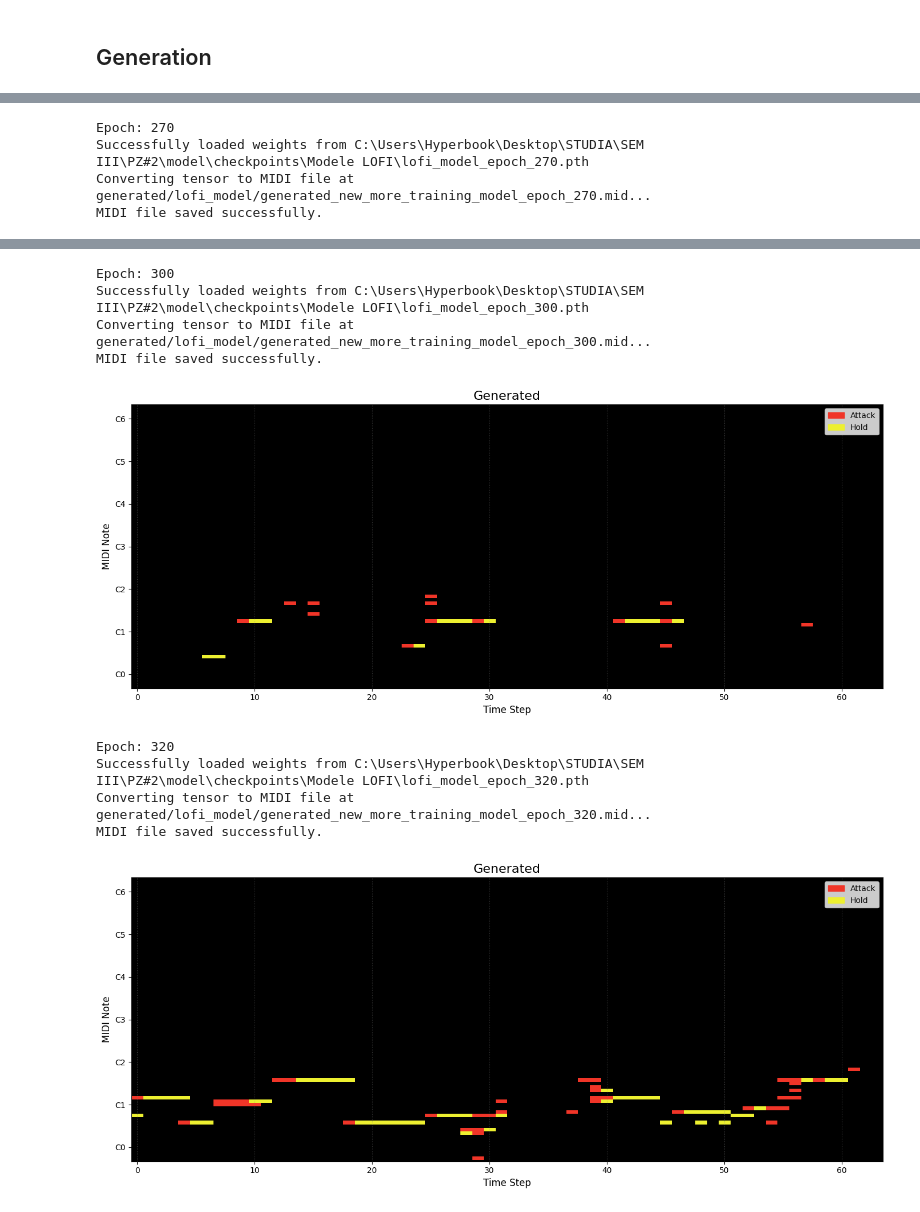
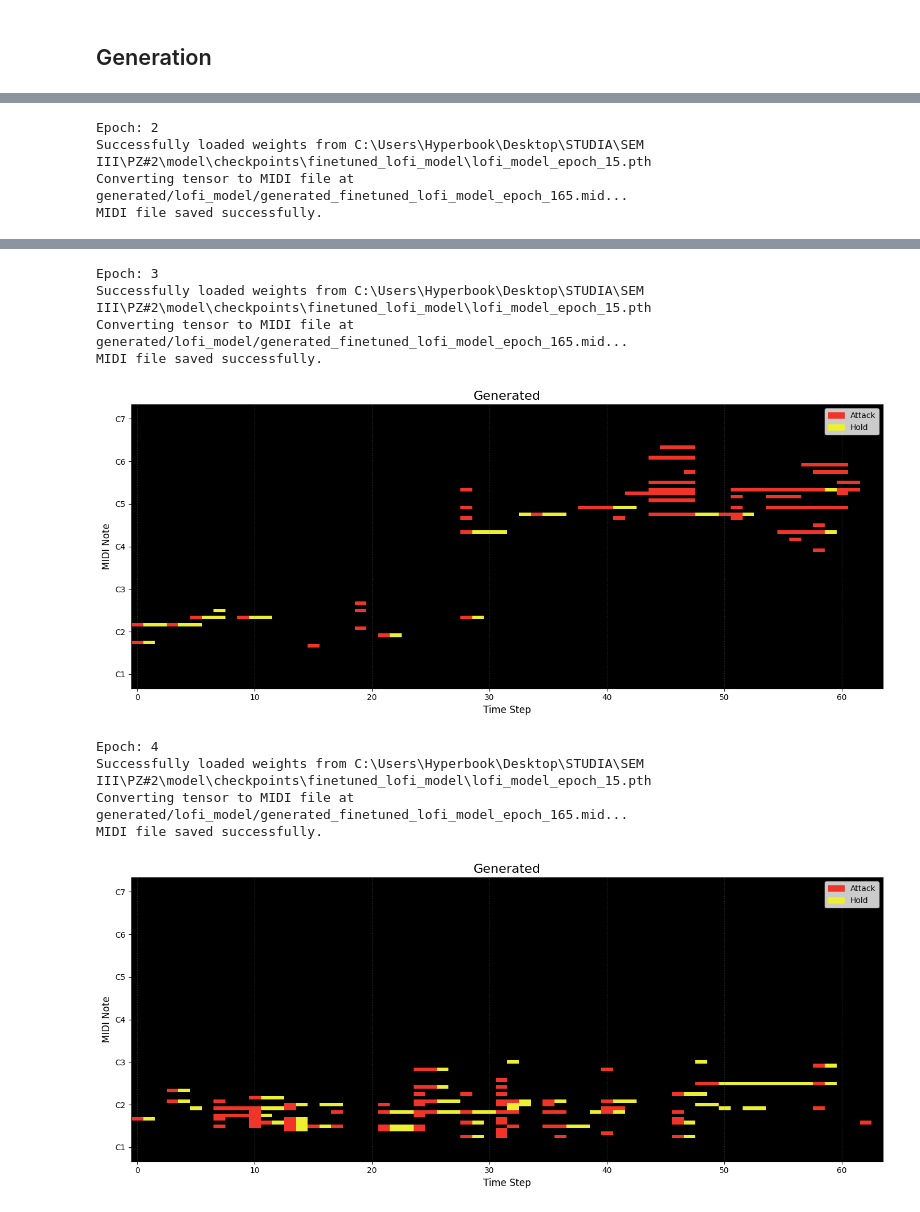
Before and after one commit to ziemmi13/Lofi-MIDI-VAE-generator, a Jupyter notebook: model/Generate.ipynb, the cells around one changed output, grey strips where cells are left out. Cells and saved outputs as stored; diff of their text form; code cells hidden in the pictures.

```diff
--- a/model/Generate.ipynb
+++ b/model/Generate.ipynb
@@ -15,9 +14,9 @@ print(torch.version.cuda)
 model = LofiModel()
 device = torch.device("cuda" if torch.cuda.is_available() else "cpu")
 
-for epoch in [200, 230, 270, 300, 320]:
+for epoch in range(5):
     print(f"Epoch: {epoch}")
-    model.load_weights(fr"C:\Users\Hyperbook\Desktop\STUDIA\SEM III\PZ#2\model\checkpoints\Modele LOFI\lofi_model_epoch_{epoch}.pth")
-    generated = model.generate(output_path=f"generated/lofi_model/generated_new_more_training_model_epoch_{epoch}.mid")
+    model.load_weights(fr"C:\Users\Hyperbook\Desktop\STUDIA\SEM III\PZ#2\model\checkpoints\finetuned_lofi_model\lofi_model_epoch_15.pth")
+    generated = model.generate(output_path=f"generated/lofi_model/generated_finetuned_lofi_model_epoch_165.mid")
     MidiDataset.visualize(generated, title="Generated", show_plot=True)
 # %% [output]
@@ -34,4 +33,4 @@ MIDI file saved successfully.
-Epoch: 270
-Successfully loaded weights from C:\Users\Hyperbook\Desktop\STUDIA\SEM III\PZ#2\model\checkpoints\Modele LOFI\lofi_model_epoch_270.pth
-Converting tensor to MIDI file at generated/lofi_model/generated_new_more_training_model_epoch_270.mid...
+Epoch: 2
+Successfully loaded weights from C:\Users\Hyperbook\Desktop\STUDIA\SEM III\PZ#2\model\checkpoints\finetuned_lofi_model\lofi_model_epoch_15.pth
+Converting tensor to MIDI file at generated/lofi_model/generated_finetuned_lofi_model_epoch_165.mid...
 MIDI file saved successfully.
@@ -39,10 +38,10 @@ MIDI file saved successfully.
-Epoch: 300
-Successfully loaded weights from C:\Users\Hyperbook\Desktop\STUDIA\SEM III\PZ#2\model\checkpoints\Modele LOFI\lofi_model_epoch_300.pth
-Converting tensor to MIDI file at generated/lofi_model/generated_new_more_training_model_epoch_300.mid...
+Epoch: 3
+Successfully loaded weights from C:\Users\Hyperbook\Desktop\STUDIA\SEM III\PZ#2\model\checkpoints\finetuned_lofi_model\lofi_model_epoch_15.pth
+Converting tensor to MIDI file at generated/lofi_model/generated_finetuned_lofi_model_epoch_165.mid...
 MIDI file saved successfully.
-[figure, old version]
+[figure, new version]
-Epoch: 320
-Successfully loaded weights from C:\Users\Hyperbook\Desktop\STUDIA\SEM III\PZ#2\model\checkpoints\Modele LOFI\lofi_model_epoch_320.pth
-Converting tensor to MIDI file at generated/lofi_model/generated_new_more_training_model_epoch_320.mid...
+Epoch: 4
+Successfully loaded weights from C:\Users\Hyperbook\Desktop\STUDIA\SEM III\PZ#2\model\checkpoints\finetuned_lofi_model\lofi_model_epoch_15.pth
+Converting tensor to MIDI file at generated/lofi_model/generated_finetuned_lofi_model_epoch_165.mid...
 MIDI file saved successfully.
-[figure, old version]
+[figure, new version]
```
Also changed, not shown: parts of 2 cells of this notebook, 12 other files.
